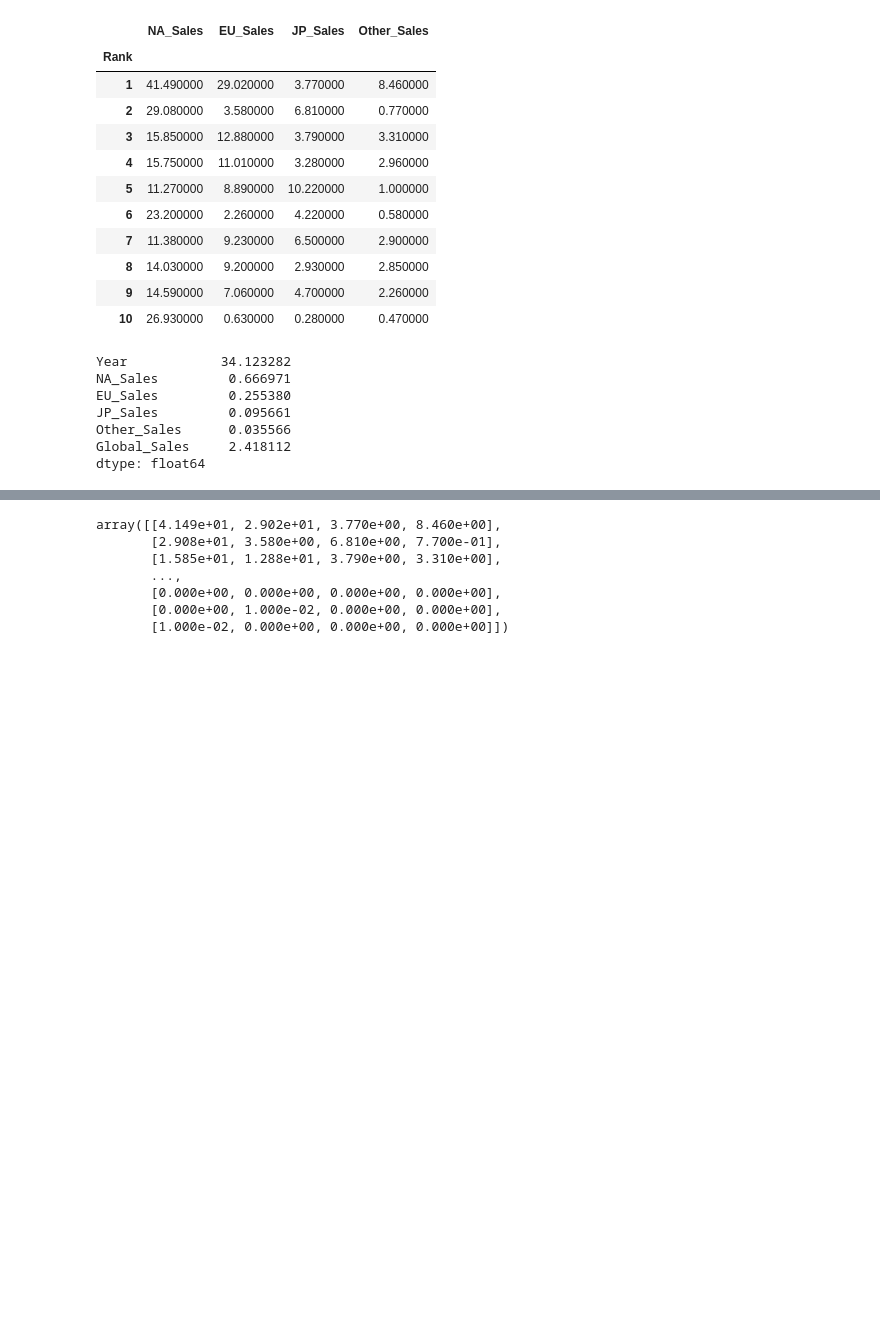
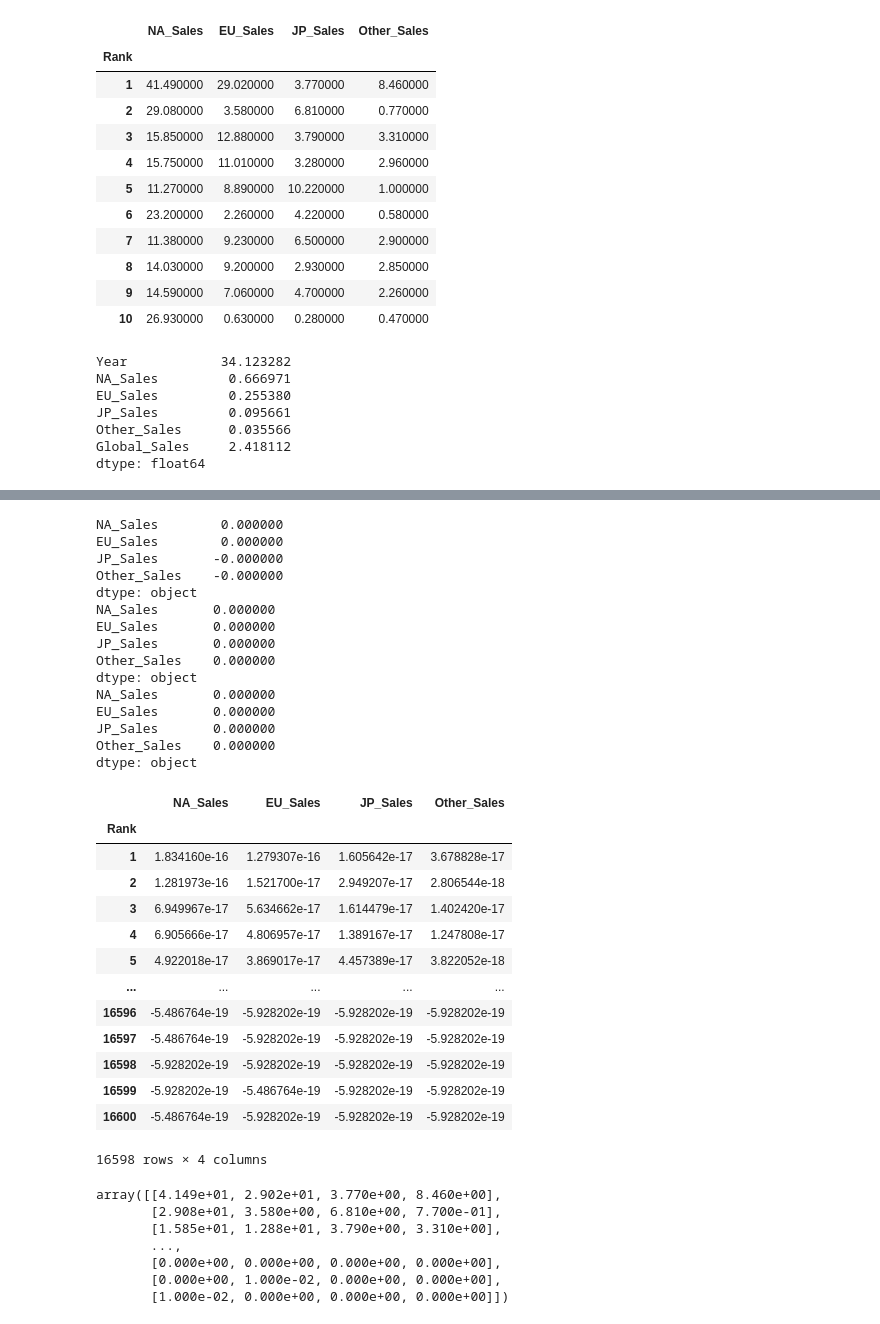
Before and after one commit to KlymentievMaksym/AD-labs, a Jupyter notebook: Coursework/Coursework.ipynb, the cells around one changed output, grey strips where cells are left out. Drawn from its saved outputs; the diff is of its cells as text; code cells hidden in the pictures; blank space fills up the shorter version.

```diff
--- a/Coursework/Coursework.ipynb
+++ b/Coursework/Coursework.ipynb
@@ -345,3 +350,41 @@ def mean(df):
+# %%
+standatrized_df = (df_num - mean_df(df_num)) / std(df_num)
+
+print(standatrized_df.mean().apply(lambda x: "{:.6f}".format(x)))
+print(standatrized_df.std().apply(lambda x: "{:.6f}".format(x)))
+print(standatrized_df.var().apply(lambda x: "{:.6f}".format(x)))
+
+standatrized_df
+# %% [output]
+NA_Sales        0.000000
+EU_Sales        0.000000
+JP_Sales       -0.000000
+Other_Sales    -0.000000
+dtype: object
+NA_Sales       0.000000
+EU_Sales       0.000000
+JP_Sales       0.000000
+Other_Sales    0.000000
+dtype: object
+NA_Sales       0.000000
+EU_Sales       0.000000
+JP_Sales       0.000000
+Other_Sales    0.000000
+dtype: object
+|  | NA_Sales | EU_Sales | JP_Sales | Other_Sales |
+| Rank |  |  |  |  |
+| 1 | 1.834160e-16 | 1.279307e-16 | 1.605642e-17 | 3.678828e-17 |
+| 2 | 1.281973e-16 | 1.521700e-17 | 2.949207e-17 | 2.806544e-18 |
+| 3 | 6.949967e-17 | 5.634662e-17 | 1.614479e-17 | 1.402420e-17 |
+| 4 | 6.905666e-17 | 4.806957e-17 | 1.389167e-17 | 1.247808e-17 |
+| 5 | 4.922018e-17 | 3.869017e-17 | 4.457389e-17 | 3.822052e-18 |
+| ... | ... | ... | ... | ... |
+| 16596 | -5.486764e-19 | -5.928202e-19 | -5.928202e-19 | -5.928202e-19 |
+| 16597 | -5.486764e-19 | -5.928202e-19 | -5.928202e-19 | -5.928202e-19 |
+| 16598 | -5.928202e-19 | -5.928202e-19 | -5.928202e-19 | -5.928202e-19 |
+| 16599 | -5.928202e-19 | -5.486764e-19 | -5.928202e-19 | -5.928202e-19 |
+| 16600 | -5.486764e-19 | -5.928202e-19 | -5.928202e-19 | -5.928202e-19 |
+16598 rows × 4 columns
 # %%
 df_num = df.select_dtypes(include=np.number)
 df_num = df_num.drop('Year', axis=1)
```
Also changed, not shown: parts of 18 cells of this notebook.
